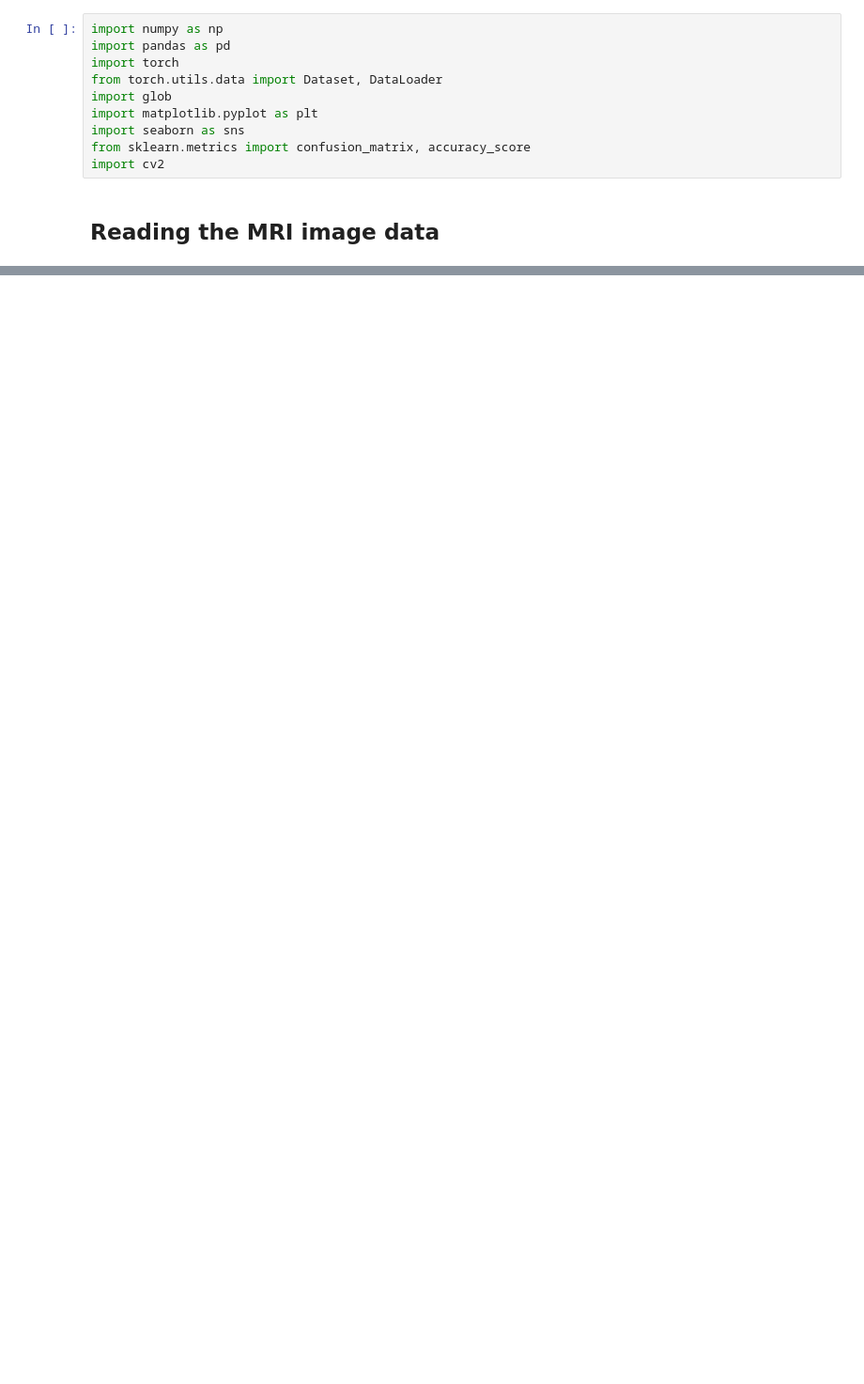
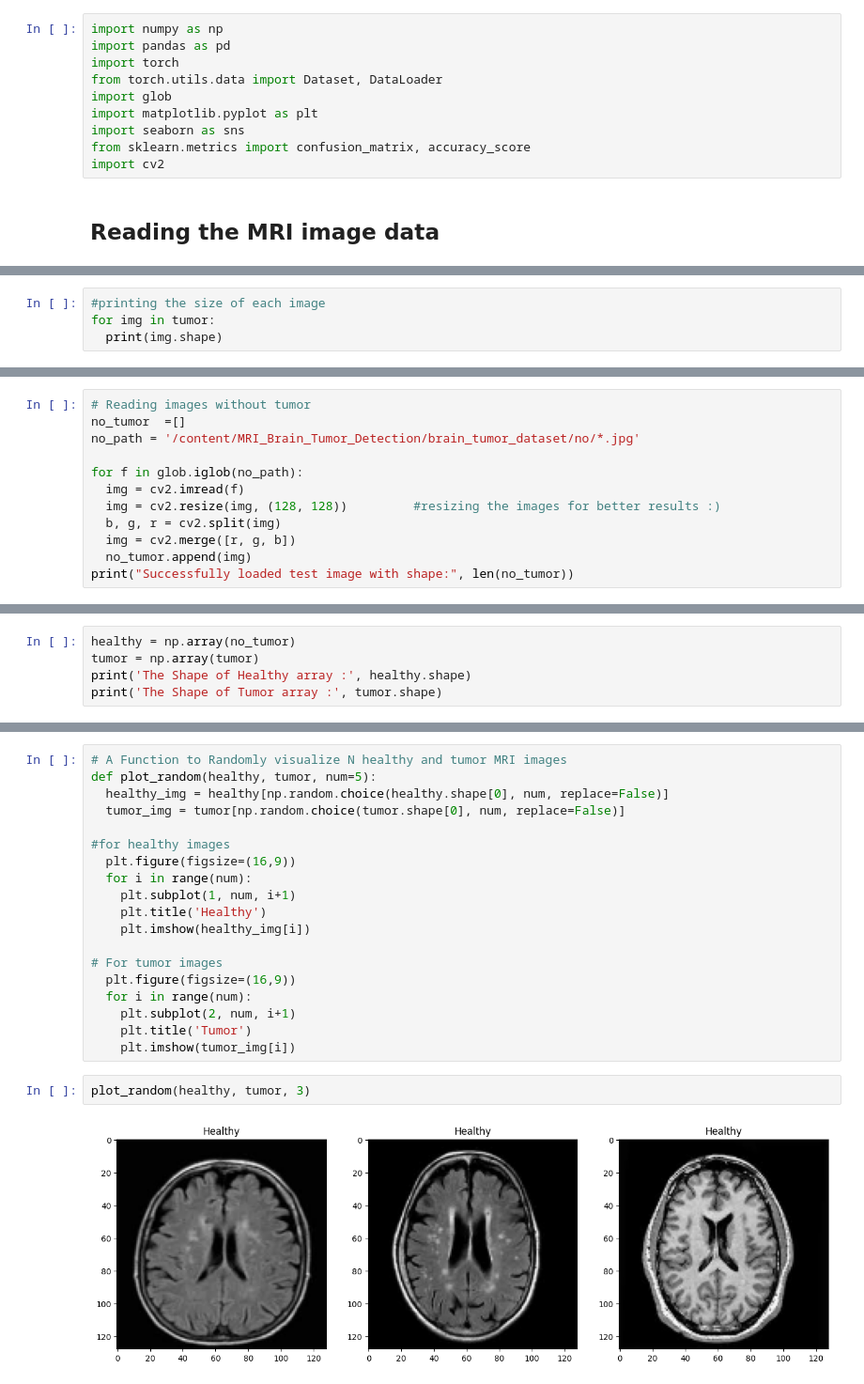
Before and after one commit to harmanbajwa2954/MRI_Brain_Tumor_Detection, a Jupyter notebook: MRI_Brain_Tumor_Detection.ipynb, the cells around one changed output, grey strips where cells are left out. Shown at 94% size. Drawn from its saved outputs; the diff is of its cells as text; blank space fills up the shorter version.

```diff
--- a/MRI_Brain_Tumor_Detection.ipynb
+++ b/MRI_Brain_Tumor_Detection.ipynb
@@ -29,0 +44,4 @@ len(tumor)
+# %%
+#printing the size of each image
+for img in tumor:
+  print(img.shape)
@@ -29,0 +66,12 @@ len(tumor)
+# %%
+# Reading images without tumor
+no_tumor  =[]
+no_path = '/content/MRI_Brain_Tumor_Detection/brain_tumor_dataset/no/*.jpg'
+
+for f in glob.iglob(no_path):
+  img = cv2.imread(f)
+  img = cv2.resize(img, (128, 128))         #resizing the images for better results :)
+  b, g, r = cv2.split(img)
+  img = cv2.merge([r, g, b])
+  no_tumor.append(img)
+print("Successfully loaded test image with shape:", len(no_tumor))
@@ -29,0 +104,5 @@ len(tumor)
+# %%
+healthy = np.array(no_tumor)
+tumor = np.array(tumor)
+print('The Shape of Healthy array :', healthy.shape)
+print('The Shape of Tumor array :', tumor.shape)
@@ -29,0 +120,23 @@ len(tumor)
+# %%
+# A Function to Randomly visualize N healthy and tumor MRI images
+def plot_random(healthy, tumor, num=5):
+  healthy_img = healthy[np.random.choice(healthy.shape[0], num, replace=False)]
+  tumor_img = tumor[np.random.choice(tumor.shape[0], num, replace=False)]
+
+#for healthy images
+  plt.figure(figsize=(16,9))
+  for i in range(num):
+    plt.subplot(1, num, i+1)
+    plt.title('Healthy')
+    plt.imshow(healthy_img[i])
+
+# For tumor images
+  plt.figure(figsize=(16,9))
+  for i in range(num):
+    plt.subplot(2, num, i+1)
+    plt.title('Tumor')
+    plt.imshow(tumor_img[i])
+# %%
+plot_random(healthy, tumor, 3)
+# %% [output]
+[figure, added]
```
Also changed, not shown: parts of 14 cells of this notebook.
